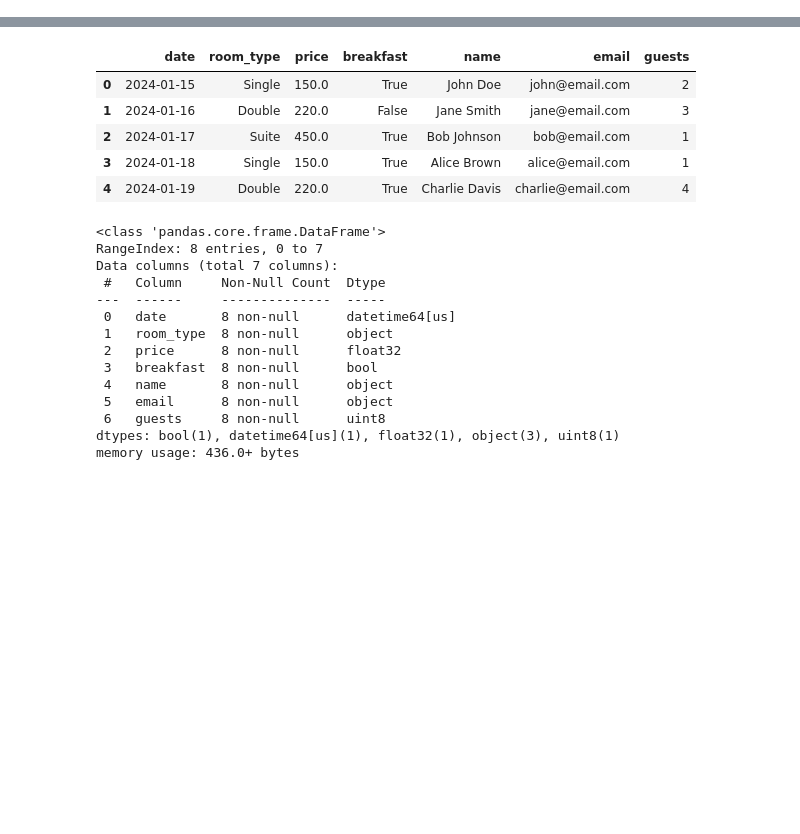
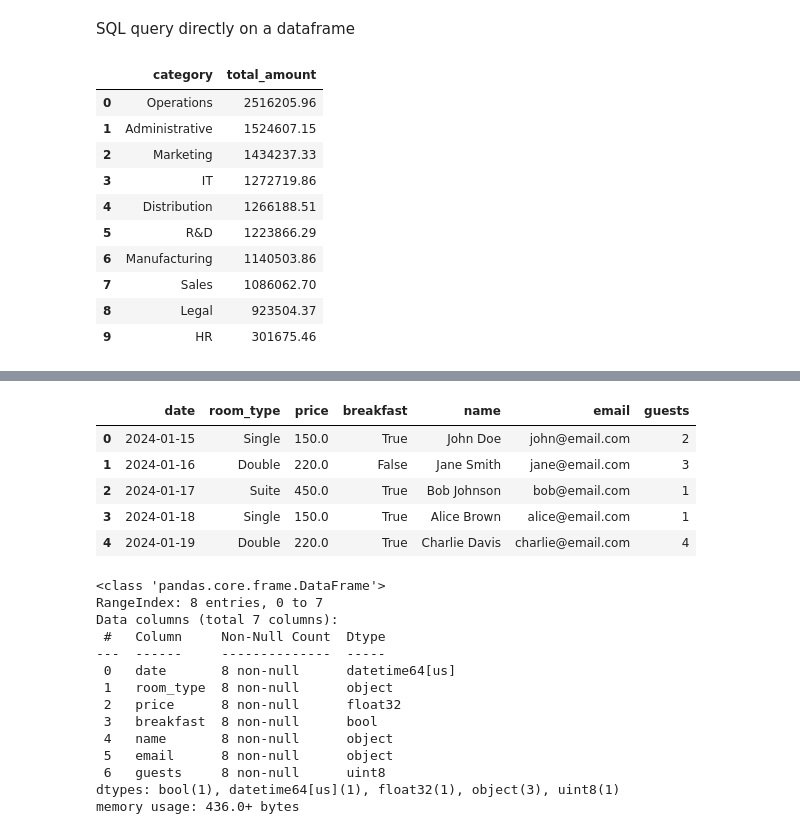
Before and after one commit to SadiaAwan/duckdb_analytics_sadia_awan_mlops25, a Jupyter notebook: code_alongs/17_python_connect_duckdb/connect_duckdb.ipynb, the cells around one changed output, grey strips where cells are left out. Drawn from its saved outputs; the diff is of its cells as text; code cells hidden in the pictures; blank space fills up the shorter version.

```diff
--- a/code_alongs/17_python_connect_duckdb/connect_duckdb.ipynb
+++ b/code_alongs/17_python_connect_duckdb/connect_duckdb.ipynb
@@ -52,0 +148,26 @@ with duckdb.connect("databases/hotels.duckdb") as conn:
+# %% [markdown]
+SQL query directly on a dataframe
+# %%
+df_category_amount = duckdb.sql(""" --sql
+SELECT
+    category,
+    SUM(amount) AS total_amount
+FROM finance
+GROUP BY category
+ORDER BY total_amount DESC
+
+""").df()
+
+df_category_amount
+# %% [output]
+|  | category | total_amount |
+| 0 | Operations | 2516205.96 |
+| 1 | Administrative | 1524607.15 |
+| 2 | Marketing | 1434237.33 |
+| 3 | IT | 1272719.86 |
+| 4 | Distribution | 1266188.51 |
+| 5 | R&D | 1223866.29 |
+| 6 | Manufacturing | 1140503.86 |
+| 7 | Sales | 1086062.70 |
+| 8 | Legal | 923504.37 |
+| 9 | HR | 301675.46 |
```
Also changed, not shown: parts of 13 cells of this notebook, 4 other files.
